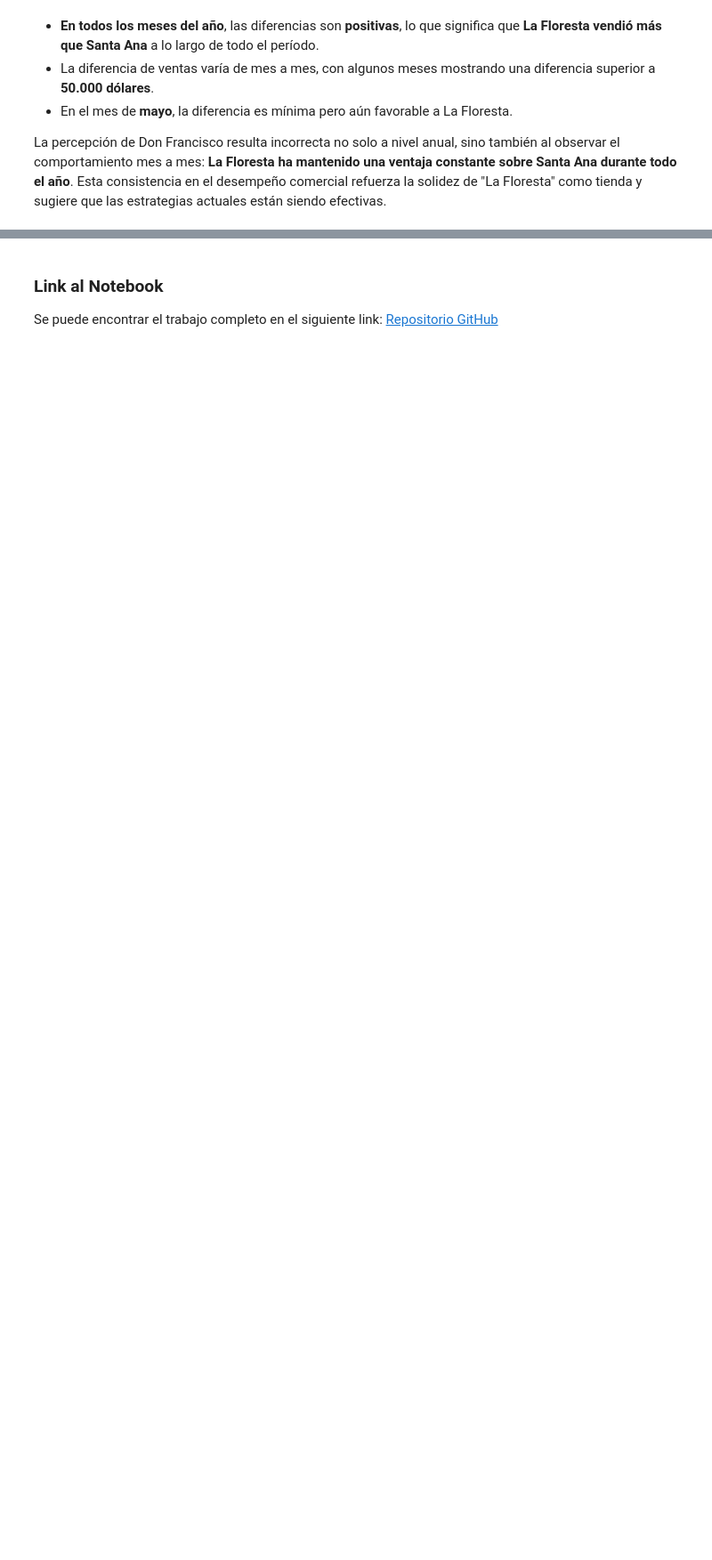
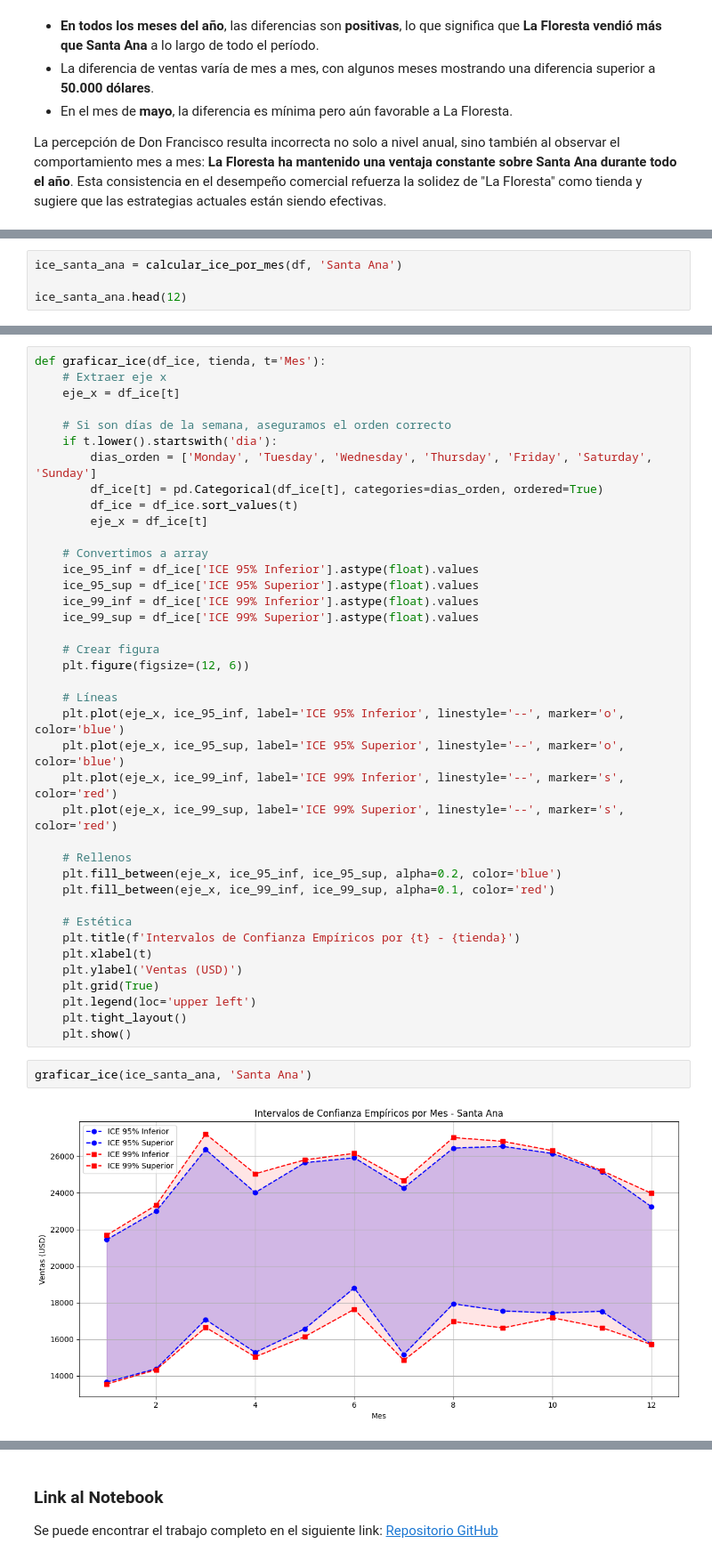
Before and after one commit to abrilnoguera/TPFinal-PEIA, a Jupyter notebook: TP Final.ipynb, the cells around one changed output, grey strips where cells are left out. Shown at 89% size. Saved outputs shown, nothing was run; the diff lists cells and outputs as text; blank space fills up the shorter version.

```diff
--- a/TP Final.ipynb
+++ b/TP Final.ipynb
@@ -309,0 +266,4 @@ ICE (99%) para Santa Ana mes 12: [15710.62, 23970.39]
+# %%
+ice_santa_ana = calcular_ice_por_mes(df, 'Santa Ana')
+
+ice_santa_ana.head(12)
@@ -310 +284,44 @@ ICE (99%) para Santa Ana mes 12: [15710.62, 23970.39]
+# %%
+def graficar_ice(df_ice, tienda, t='Mes'):
+    # Extraer eje x
+    eje_x = df_ice[t]
+
+    # Si son días de la semana, aseguramos el orden correcto
+    if t.lower().startswith('dia'):
+        dias_orden = ['Monday', 'Tuesday', 'Wednesday', 'Thursday', 'Friday', 'Saturday', 'Sunday']
+        df_ice[t] = pd.Categorical(df_ice[t], categories=dias_orden, ordered=True)
+        df_ice = df_ice.sort_values(t)
+        eje_x = df_ice[t]
+
+    # Convertimos a array
+    ice_95_inf = df_ice['ICE 95% Inferior'].astype(float).values
+    ice_95_sup = df_ice['ICE 95% Superior'].astype(float).values
+    ice_99_inf = df_ice['ICE 99% Inferior'].astype(float).values
+    ice_99_sup = df_ice['ICE 99% Superior'].astype(float).values
+
+    # Crear figura
+    plt.figure(figsize=(12, 6))
+
+    # Líneas
+    plt.plot(eje_x, ice_95_inf, label='ICE 95% Inferior', linestyle='--', marker='o', color='blue')
+    plt.plot(eje_x, ice_95_sup, label='ICE 95% Superior', linestyle='--', marker='o', color='blue')
+    plt.plot(eje_x, ice_99_inf, label='ICE 99% Inferior', linestyle='--', marker='s', color='red')
+    plt.plot(eje_x, ice_99_sup, label='ICE 99% Superior', linestyle='--', marker='s', color='red')
+
+    # Rellenos
+    plt.fill_between(eje_x, ice_95_inf, ice_95_sup, alpha=0.2, color='blue')
+    plt.fill_between(eje_x, ice_99_inf, ice_99_sup, alpha=0.1, color='red')
+
+    # Estética
+    plt.title(f'Intervalos de Confianza Empíricos por {t} - {tienda}')
+    plt.xlabel(t)
+    plt.ylabel('Ventas (USD)')
+    plt.grid(True)
+    plt.legend(loc='upper left')
+    plt.tight_layout()
+    plt.show()
+# %%
+graficar_ice(ice_santa_ana, 'Santa Ana')
+# %% [output]
+[figure, added]
 # %%
```
Also changed, not shown: parts of 37 cells of this notebook.
